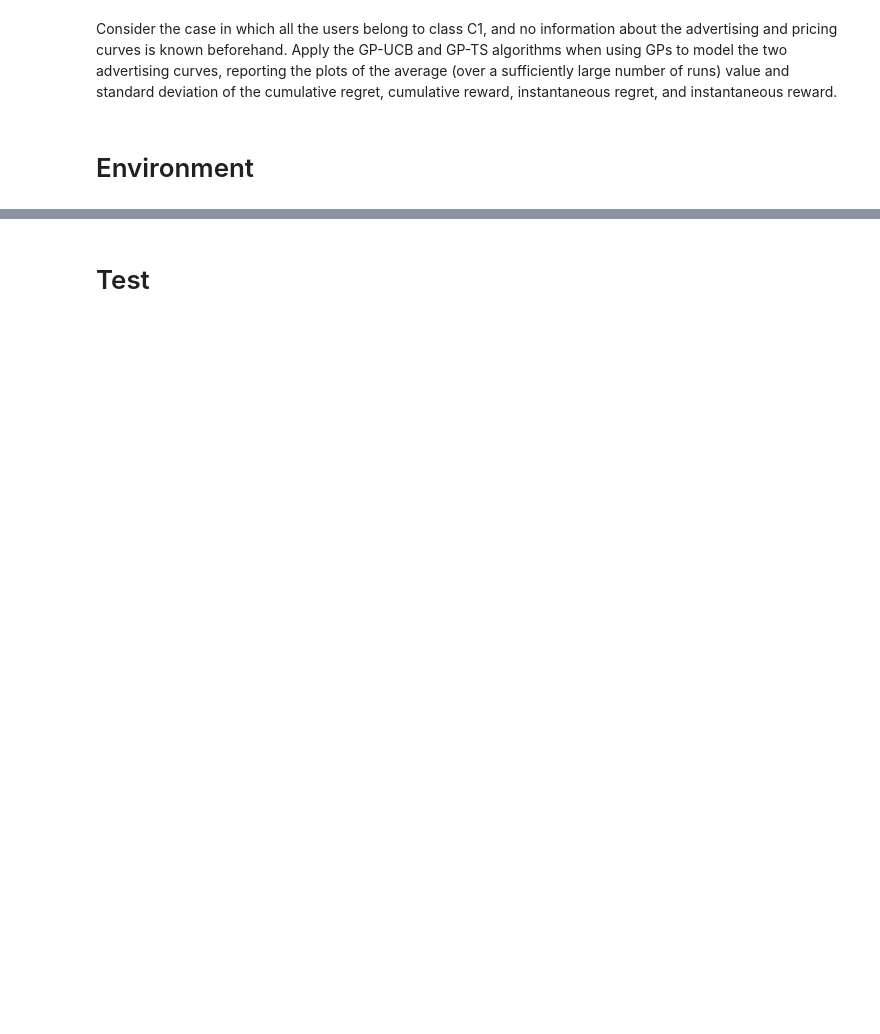
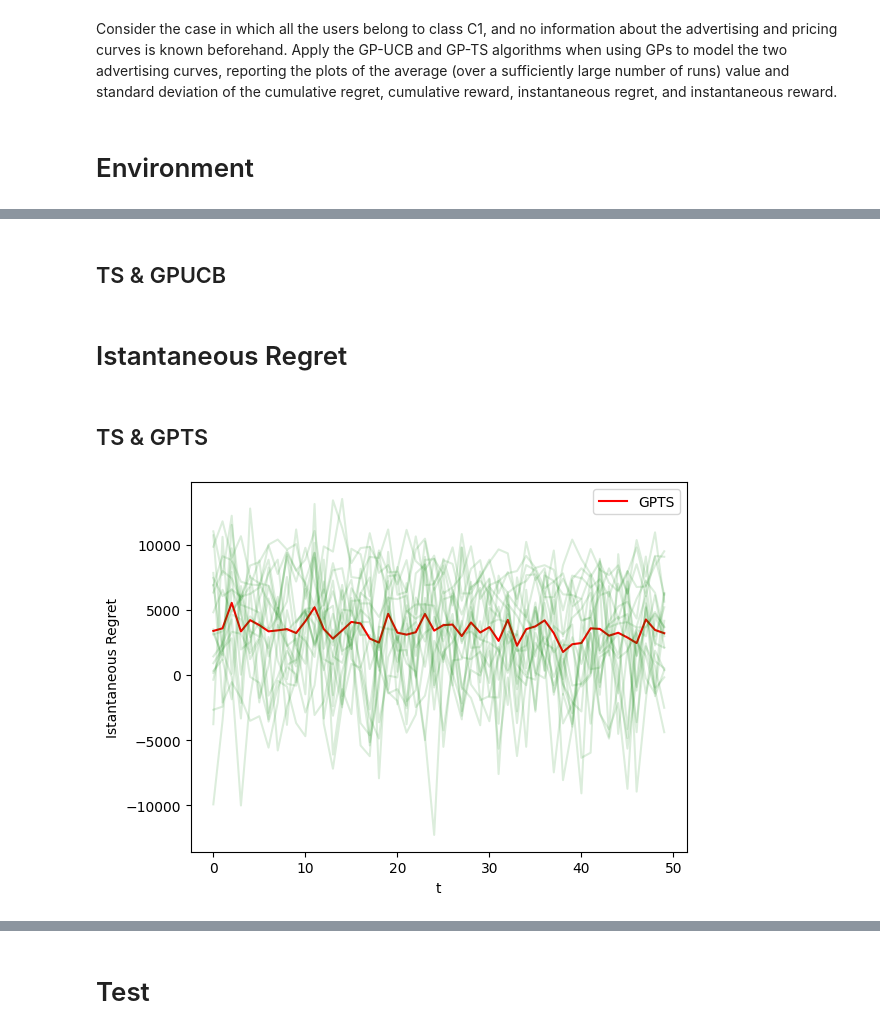
Before and after one commit to MatteoPancini/Online-Pricing-and-Advertising-Optimization-Project, a Jupyter notebook: Project-Pricing-Advertising-2022-2023/3_Joint_Pricing_Adv.ipynb, the cells around one changed output, grey strips where cells are left out. Saved outputs shown, nothing was run; the diff lists cells and outputs as text; code cells hidden in the pictures; blank space fills up the shorter version.

```diff
--- a/Project-Pricing-Advertising-2022-2023/3_Joint_Pricing_Adv.ipynb
+++ b/Project-Pricing-Advertising-2022-2023/3_Joint_Pricing_Adv.ipynb
@@ -234,0 +361,17 @@ IndexError: list index out of range
+# %% [markdown]
+## TS & GPUCB
+# %% [markdown]
+# Istantaneous Regret
+# %% [markdown]
+## TS & GPTS
+# %%
+plt.figure(0)
+plt.ylabel("Istantaneous Regret")
+plt.xlabel("t")
+plt.plot(np.mean(optimum_bid_reward - gpts_rewards_per_experiment, axis=0), 'r', label='GPTS')
+for index, line in enumerate(gpts_rewards_per_experiment):
+        plt.plot(optimum_bid_reward - line, "g",  alpha=1 / np.power(len(gpts_rewards_per_experiment) , 2/3))
+plt.legend()
+plt.show()
+# %% [output]
+[figure, added]
```
Also changed, not shown: parts of 25 cells of this notebook, 4 other files.
